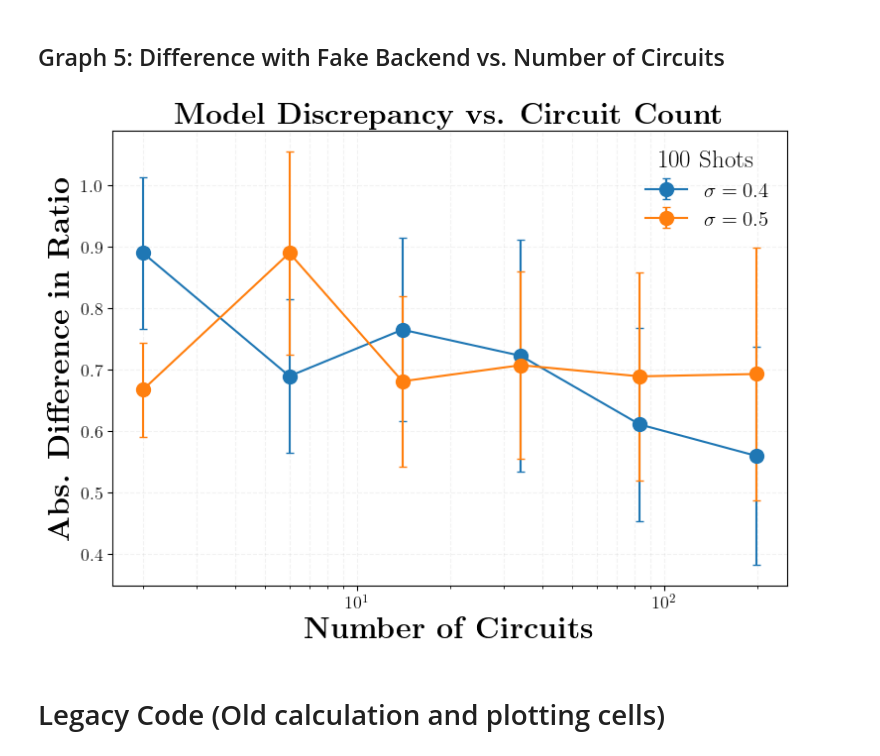
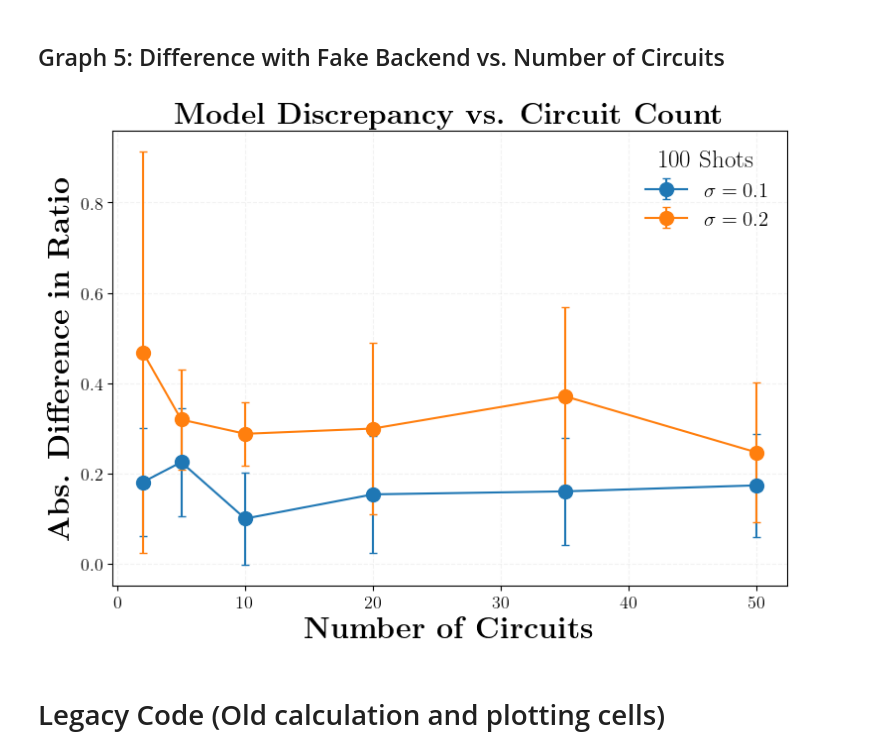
Before and after one commit to shrapp/thermal_tfim, a Jupyter notebook: thesis_graphs.ipynb, the cells around one changed output. Cells and saved outputs as stored; diff of their text form; code cells hidden in the pictures.

```diff
--- a/thesis_graphs.ipynb
+++ b/thesis_graphs.ipynb
@@ -290,8 +290,8 @@ g4_params = {
 }
 # --- Graph 5 Parameters ---
 g5_params = {
-    'num_qubits': 4, 'steps': 10, 'num_circuits_list': [int(i) for i in np.logspace(0.4, 2.3, 6)],
-    'noise_params_list': [0.4, 0.5], 'num_shots': 100
+    'num_qubits': 4, 'steps': 10, 'num_circuits_list': [2, 5, 10, 20, 35, 50],
+    'noise_params_list': [0.1, 0.2], 'num_shots': 100
 }
 # %%
 def calculate_all_data():
@@ -520,31 +520,31 @@ plt.show()
 # %%
 pyplot_settings()
 fig, ax = plt.subplots(1, 1, figsize=(8, 6))
 graph_data = all_data['graph5']
 p = graph_data['params']
 results = graph_data['results']
 x = np.array(p['num_circuits_list'])
 
 for noise_param in p['noise_params_list']:
     y_mean = [results[nc][noise_param]['diff_mean'] for nc in x]
     y_std = [results[nc][noise_param]['diff_std'] for nc in x]
     ax.errorbar(x, y_mean, yerr=y_std, fmt='o-', capsize=3, label=f'$\\sigma={noise_param}$')
 
-ax.set_xscale('log')
+# ax.set_xscale('log')
 # ax.set_yscale('log')
 ax.set_xlabel(r'\textbf{Number of Circuits}')
 ax.set_ylabel(r'\textbf{Abs. Difference in Ratio}')
 ax.set_title(r'\textbf{Model Discrepancy vs. Circuit Count}')
 ax.grid(True)
 legend_title = f"{p['num_shots']} Shots"
 ax.legend(title=legend_title)
 
 plt.tight_layout()
 # plot_filename = get_dated_plot_path(f"Diff_vs_circs_fake_backend_N{NUM_QUBITS}.svg")
 # plt.savefig(plot_filename, bbox_inches='tight')
 plt.show()
 # %% [output]
-[figure, old version]
+[figure, new version]
 # %% [markdown]
 # Legacy Code (Old calculation and plotting cells)
 # %% [markdown]
```
Also changed, not shown: 1 other file.
